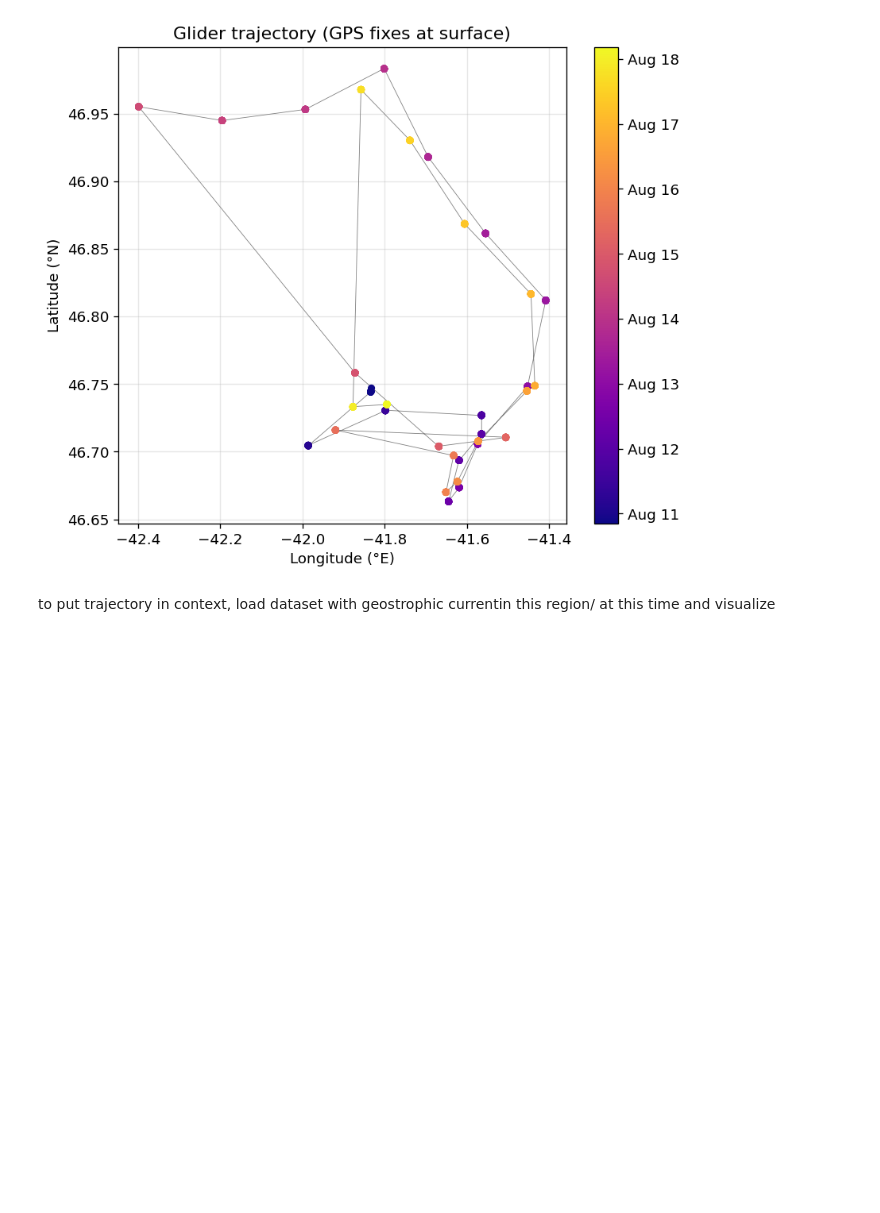
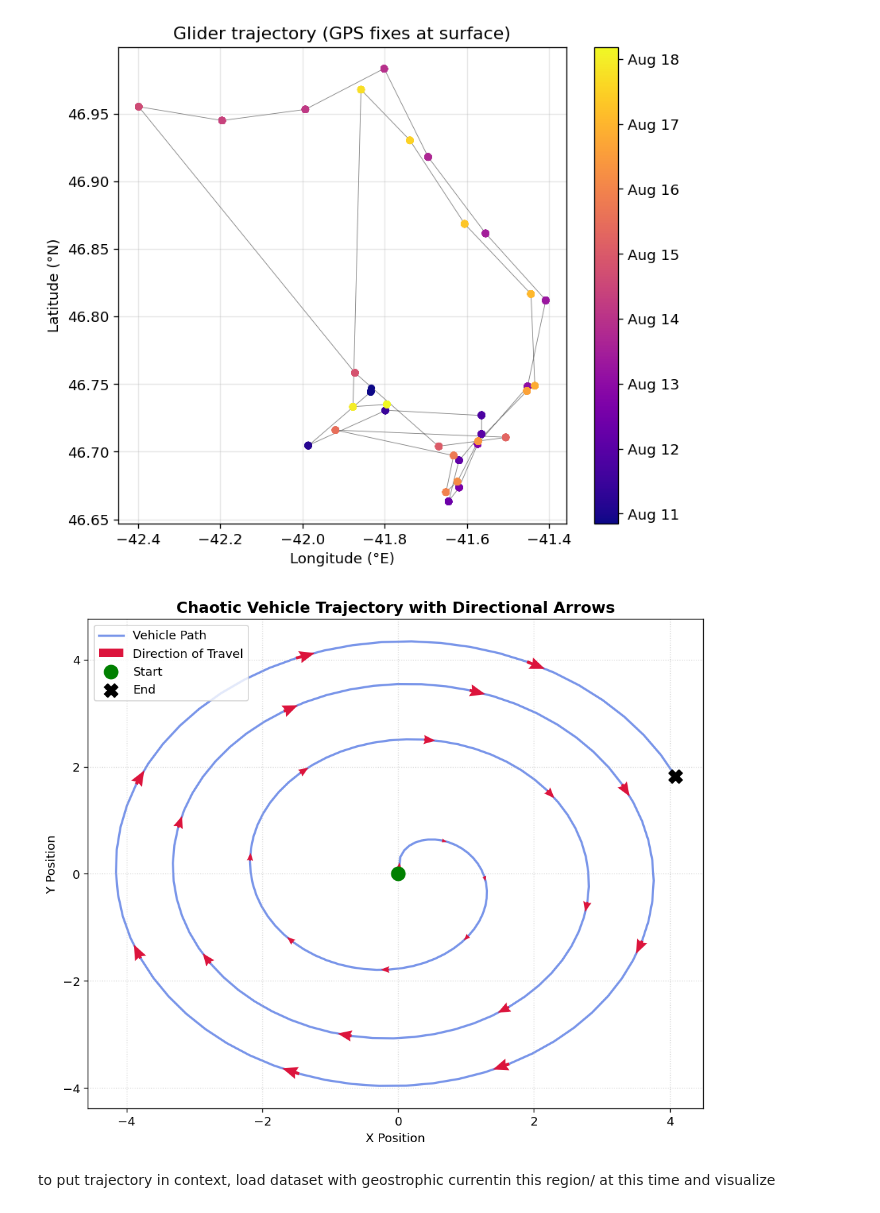
Before and after one commit to Maranderine/IIMS_CTD, a Jupyter notebook: CTD/ctd_analysis.ipynb, the cells around one changed output. Saved outputs shown, nothing was run; the diff lists cells and outputs as text; code cells hidden in the pictures; blank space fills up the shorter version.

```diff
--- a/CTD/ctd_analysis.ipynb
+++ b/CTD/ctd_analysis.ipynb
@@ -56,3 +57,5 @@ Variables : ['lat', 'lon', 'depth', 'conductivity', 'temperature', 'pressure']
   - conductivity: [S/m]
   - temperature: [degC]
   - pressure: [Bar]
+# %%
+stage = 'testing'
@@ -188,6 +426,81 @@ ax.grid(alpha=0.3)
 plt.tight_layout()
 # %% [output]
 [figure]
+# %%
+####Scribble cell for inspecting the dataset
+###Ignore this cell!!!!!!!!!
+if stage == 'testing':
+        #ax.scatter(lon, lat, c=time_num, cmap='plasma', s=20, zorder=3) This creates a scatter plot on the axes ax,
+        sc = ax.scatter(lon, lat, c=time_num, cmap='plasma', s=20, zorder=3)
+        #ax.plot(lon, lat, lw=0.5, color='grey', zorder=2) This adds a line plot to the same axes ax,
+        # connecting the longitude and latitude points in order.
+        ax.plot(lon, lat, lw=0.5, color='grey', zorder=2)
+
+        cbar = plt.colorbar(sc, ax=ax)
+        cbar.ax.yaxis_date()
+        cbar.ax.yaxis.set_major_formatter(mdates.DateFormatter('%b %d'))
+        ax.set_xlabel('Longitude (°E)')
+        ax.set_ylabel('Latitude (°N)')
+        ax.set_title('Glider trajectory (GPS fixes at surface)')
+        ax.grid(alpha=0.3)
+        plt.tight_layout()
+####Scribble cell for inspecting the dataset
+###Ignore this cell!!!!!!!!!
+if stage == 'testing':
+        #ax.scatter(lon, lat, c=time_num, cmap='plasma', s=20, zorder=3) This creates a scatter plot on the axes ax,
+        sc = ax.scatter(lon, lat, c=time_num, cmap='plasma', s=20, zorder=3)
+        #ax.plot(lon, lat, lw=0.5, color='grey', zorder=2) This adds a line plot to the same axes ax,
+        # connecting the longitude and latitude points in order.
+        ax.plot(lon, lat, lw=0.5, color='grey', zorder=2)
+
+        cbar = plt.colorbar(sc, ax=ax)
+        cbar.ax.yaxis_date()
+        cbar.ax.yaxis.set_major_formatter(mdates.DateFormatter('%b %d'))
+        ax.set_xlabel('Longitude (°E)')
+        ax.set_ylabel('Latitude (°N)')
+        ax.set_title('Glider trajectory (GPS fixes at surface)')
+        ax.grid(alpha=0.3)
+        plt.tight_layout()
+
+        # 1. Generate a chaotic, looping vehicle path
+        t = np.linspace(0, 20, 200)
+        x = np.sin(t) * (t**0.5)
+        y = np.cos(t) * (t**0.5)
+
+        plt.figure(figsize=(10, 8))
+
+        # 2. Plot the main continuous path line
+        plt.plot(x, y, color='royalblue', linewidth=2, alpha=0.7, label='Vehicle Path', zorder=1)
+
+        # 3. Calculate the direction vectors (Delta X and Delta Y)
+        dx = np.diff(x)
+        dy = np.diff(y)
+
+        # 4. Downsample the data so we don't crowd the map with arrows
+        step = 8
+        arrow_x = x[:-1][::step]
+        arrow_y = y[:-1][::step]
+        arrow_dx = dx[::step]
+        arrow_dy = dy[::step]
+
+        # 5. Plot the directional arrows using quiver
+        plt.quiver(arrow_x, arrow_y, arrow_dx, arrow_dy,
+                           color='crimson', scale_units='xy', angles='xy',
+                           scale=1.5, width=0.005, headwidth=4, headlength=5,
+                           label='Direction of Travel', zorder=2)
+
+        # 6. Mark Start and End
+        plt.scatter(x[0], y[0], color='green', marker='o', s=150, label='Start', zorder=3)
+        plt.scatter(x[-1], y[-1], color='black', marker='X', s=150, label='End', zorder=3)
+
+        plt.title('Chaotic Vehicle Trajectory with Directional Arrows', fontsize=14, fontweight='bold')
+        plt.xlabel('X Position')
+        plt.ylabel('Y Position')
+        plt.grid(True, linestyle=':', alpha=0.5)
+        plt.legend(loc='best')
+        plt.show()
+# %% [output]
+[figure, added]
 # %% [markdown]
 to put trajectory in context, load dataset with geostrophic currentin this region/ at this time and visualize
 # %%
```
Also changed, not shown: parts of 23 cells of this notebook, 2 other files.
